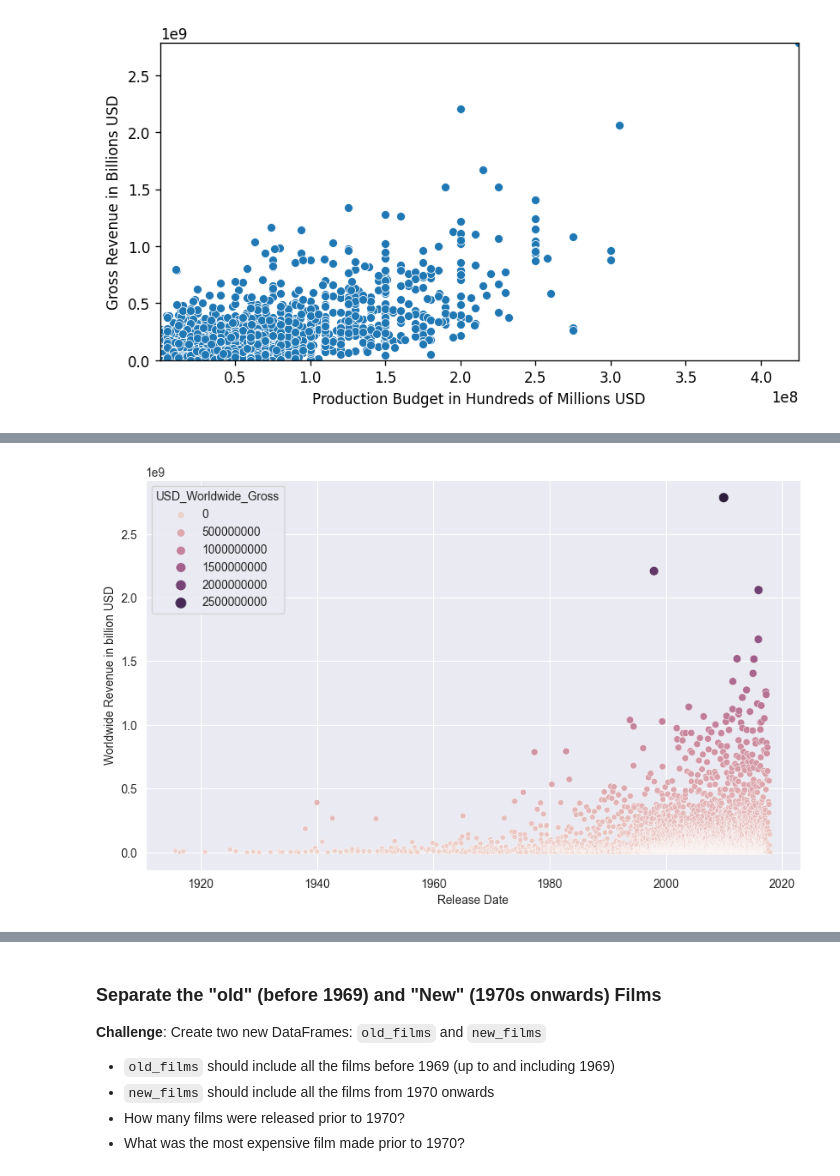
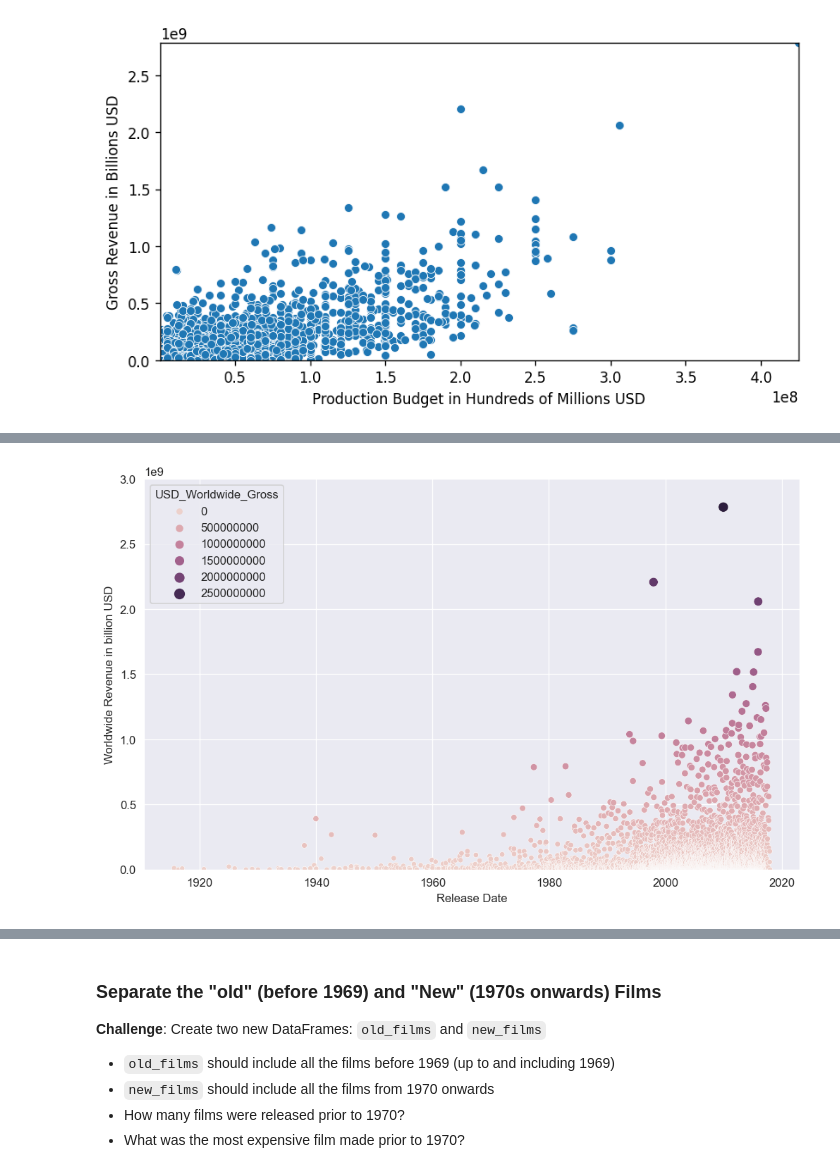
Before and after one commit to Xor01/MovieBudget-vs-Revenue, a Jupyter notebook: Seaborn_and_Linear_Regression.ipynb, the cells around one changed output, grey strips where cells are left out. Cells and saved outputs as stored; diff of their text form; code cells hidden in the pictures.

```diff
--- a/Seaborn_and_Linear_Regression.ipynb
+++ b/Seaborn_and_Linear_Regression.ipynb
@@ -293,11 +293,11 @@ plt.show()
 
 <img src=https://i.imgur.com/8fUn9T6.png>
 # %%
-plt.figure(figsize=(10, 6))
+plt.figure(figsize=(10, 6), dpi=120)
 sns.set_style(style='darkgrid')
 x2 = sns.scatterplot(data_clean, y='USD_Worldwide_Gross', x='Release_Date', hue='USD_Worldwide_Gross', size='USD_Worldwide_Gross')
 
-x2.set(ylabel='Worldwide Revenue in billion USD', xlabel='Release Date')
+x2.set(ylabel='Worldwide Revenue in billion USD', xlabel='Release Date', ylim=(0, 3000000000))
 plt.show()
 # %% [output]
-[figure, old version]
+[figure, new version]
```
Also changed, not shown: parts of 1 cell of this notebook.
